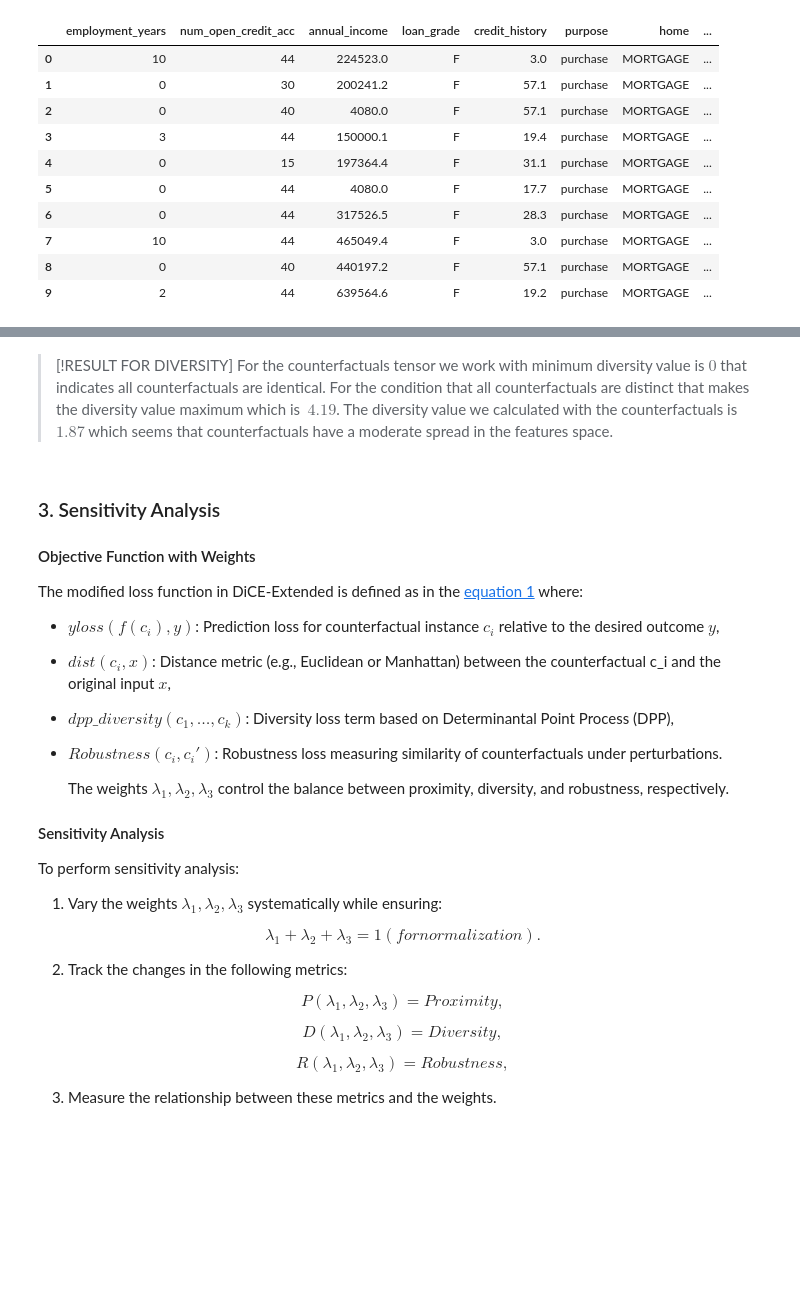
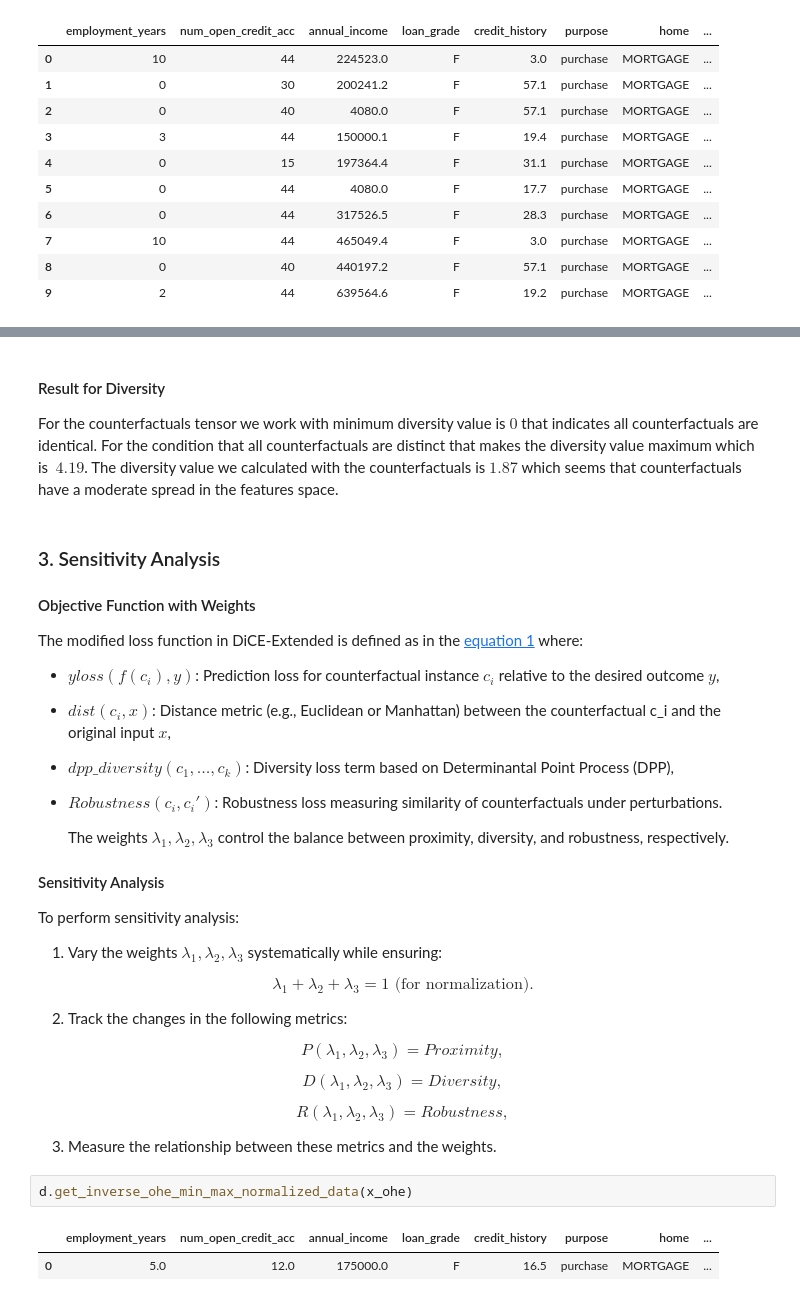
Before and after one commit to Dice-Extended/dice-x, a Jupyter notebook: docs/source/notebooks/Benchmarking_Preliminary_Metrics.ipynb, the cells around one changed output, grey strips where cells are left out. Cells and saved outputs as stored; diff of their text form; blank space fills up the shorter version.

```diff
--- a/docs/source/notebooks/Benchmarking_Preliminary_Metrics.ipynb
+++ b/docs/source/notebooks/Benchmarking_Preliminary_Metrics.ipynb
@@ -525,8 +592,9 @@ diversity.item()
 # %% [output]
 1.8660491704940796
 # %% [markdown]
-> [!RESULT FOR DIVERSITY]
-> For the counterfactuals tensor we work with minimum diversity value is $0$ that indicates all counterfactuals are identical. For the condition that all counterfactuals are distinct that makes the diversity value maximum which is $~4.19$. The diversity value we calculated with the counterfactuals is $1.87$ which seems that counterfactuals have a moderate spread in the features space.
+#### Result for Diversity
+
+For the counterfactuals tensor we work with minimum diversity value is $0$ that indicates all counterfactuals are identical. For the condition that all counterfactuals are distinct that makes the diversity value maximum which is $~4.19$. The diversity value we calculated with the counterfactuals is $1.87$ which seems that counterfactuals have a moderate spread in the features space.
 # %% [markdown]
 ### 3. Sensitivity Analysis
 
@@ -548,21 +616,30 @@ To perform sensitivity analysis:
 1) Vary the weights $\lambda_1, \lambda_2, \lambda_3$ systematically while ensuring:
 
 \begin{equation}
-\lambda_1 + \lambda_2 + \lambda_3 = 1 (for normalization).
+\tag{13}
+\lambda_1 + \lambda_2 + \lambda_3 = 1 \text{ (for normalization)}.
 \end{equation}
 
 2) Track the changes in the following metrics:
 
 \begin{equation}
+\tag{14}
 P(\lambda_1, \lambda_2, \lambda_3) = Proximity,
 \end{equation}
 
 \begin{equation}
+\tag{15}
 D(\lambda_1, \lambda_2, \lambda_3) = Diversity,
 \end{equation}
 
 \begin{equation}
+\tag{16}
 R(\lambda_1, \lambda_2, \lambda_3) = Robustness,
 \end{equation}
 
 3) Measure the relationship between these metrics and the weights.
+# %%
+d.get_inverse_ohe_min_max_normalized_data(x_ohe)
+# %% [output]
+|  | employment_years | num_open_credit_acc | annual_income | loan_grade | credit_history | purpose | home | ... |
+| 0 | 5.0 | 12.0 | 175000.0 | F | 16.5 | purchase | MORTGAGE | ... |
```
Also changed, not shown: parts of 23 cells of this notebook, 2 other files.
